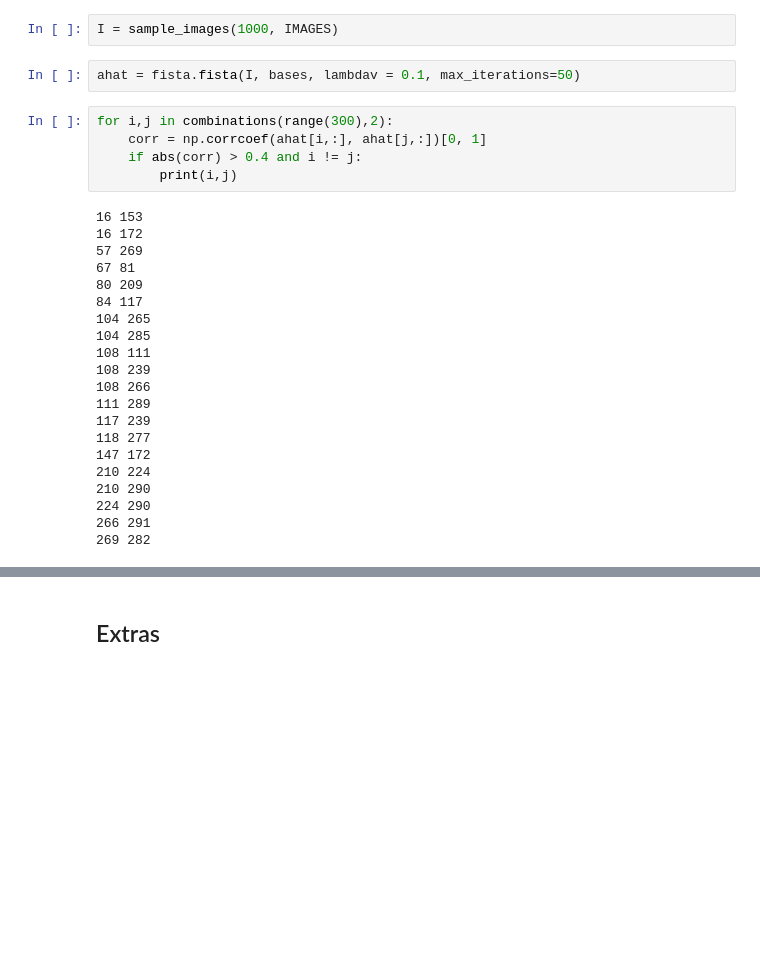
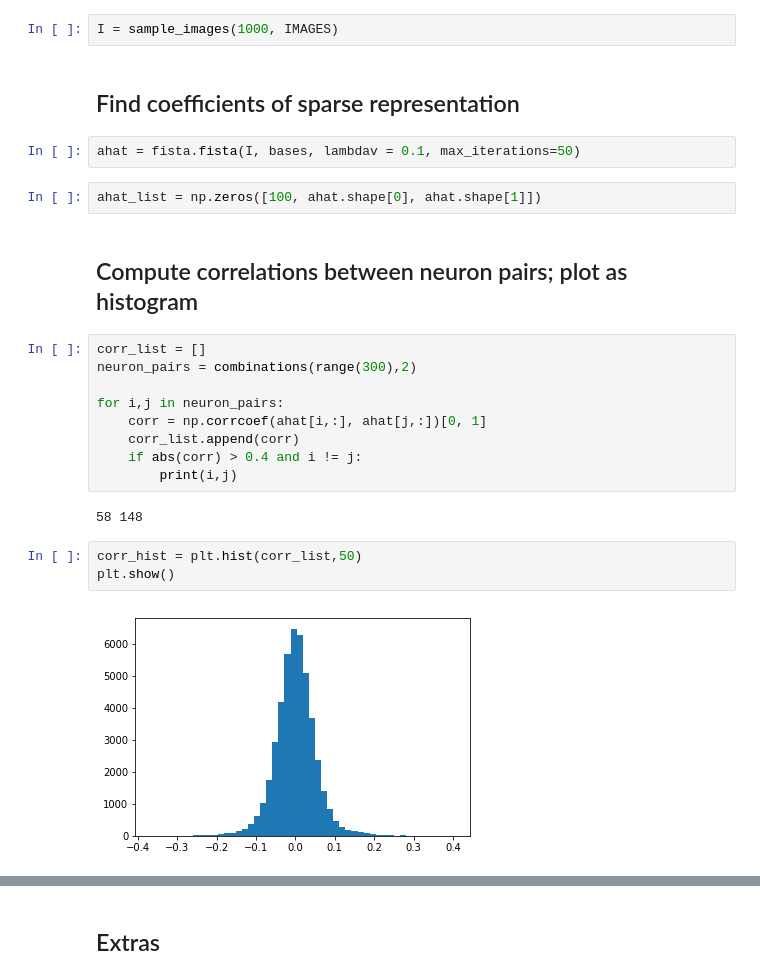
Before and after one commit to ncinko/RW, a Jupyter notebook: Plotting bases.ipynb, the cells around one changed output, grey strips where cells are left out. Drawn from its saved outputs; the diff is of its cells as text; blank space fills up the shorter version.

Commit message:
signal to noise correlation

```diff
--- a/Plotting bases.ipynb
+++ b/Plotting bases.ipynb
@@ -54,32 +58,28 @@ def sample_images(sample_size, IMAGES):
     return I
 # %%
 I = sample_images(1000, IMAGES)
+# %% [markdown]
+## Find coefficients of sparse representation
 # %%
 ahat = fista.fista(I, bases, lambdav = 0.1, max_iterations=50)
+# %%
+ahat_list = np.zeros([100, ahat.shape[0], ahat.shape[1]])
+# %% [markdown]
+## Compute correlations between neuron pairs; plot as histogram
 # %%
-for i,j in combinations(range(300),2):
+corr_list = []
+neuron_pairs = combinations(range(300),2)
+
+for i,j in neuron_pairs:
     corr = np.corrcoef(ahat[i,:], ahat[j,:])[0, 1]
+    corr_list.append(corr)
     if abs(corr) > 0.4 and i != j:
         print(i,j)
 # %% [output]
-16 153
-16 172
-57 269
-67 81
-80 209
-84 117
-104 265
-104 285
-108 111
-108 239
-108 266
-111 289
-117 239
-118 277
-147 172
-210 224
-210 290
-224 290
-266 291
-269 282
+58 148
+# %%
+corr_hist = plt.hist(corr_list,50)
+plt.show()
+# %% [output]
+[figure, added]
 # %%
```
Also changed, not shown: parts of 20 cells of this notebook, 2 other files.
